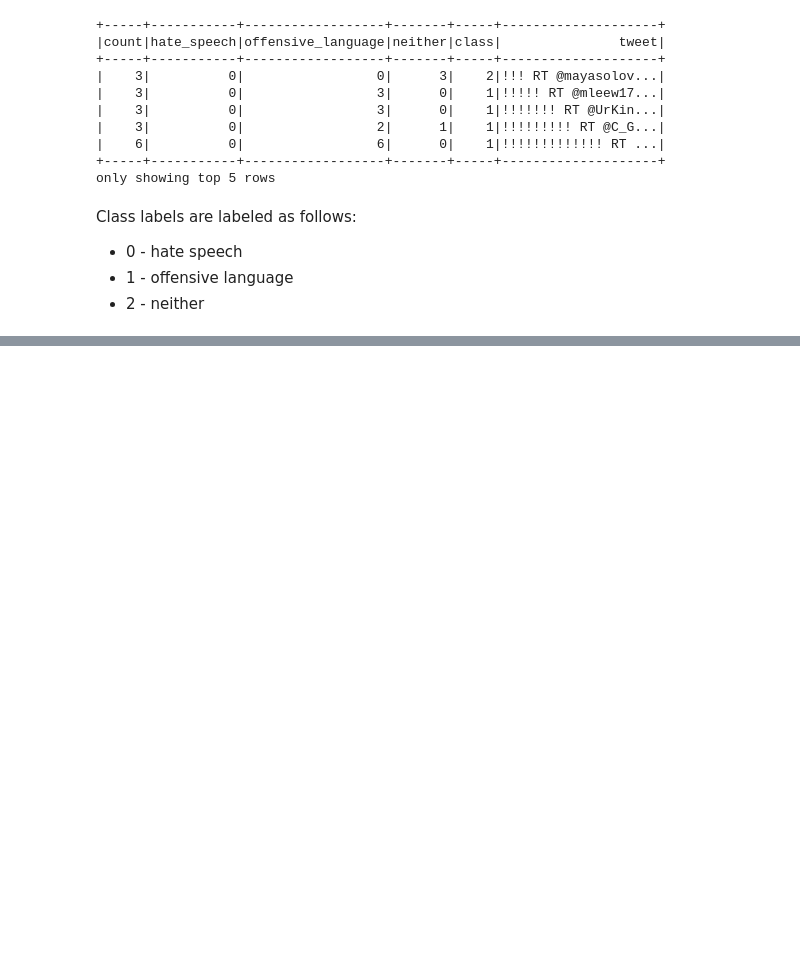
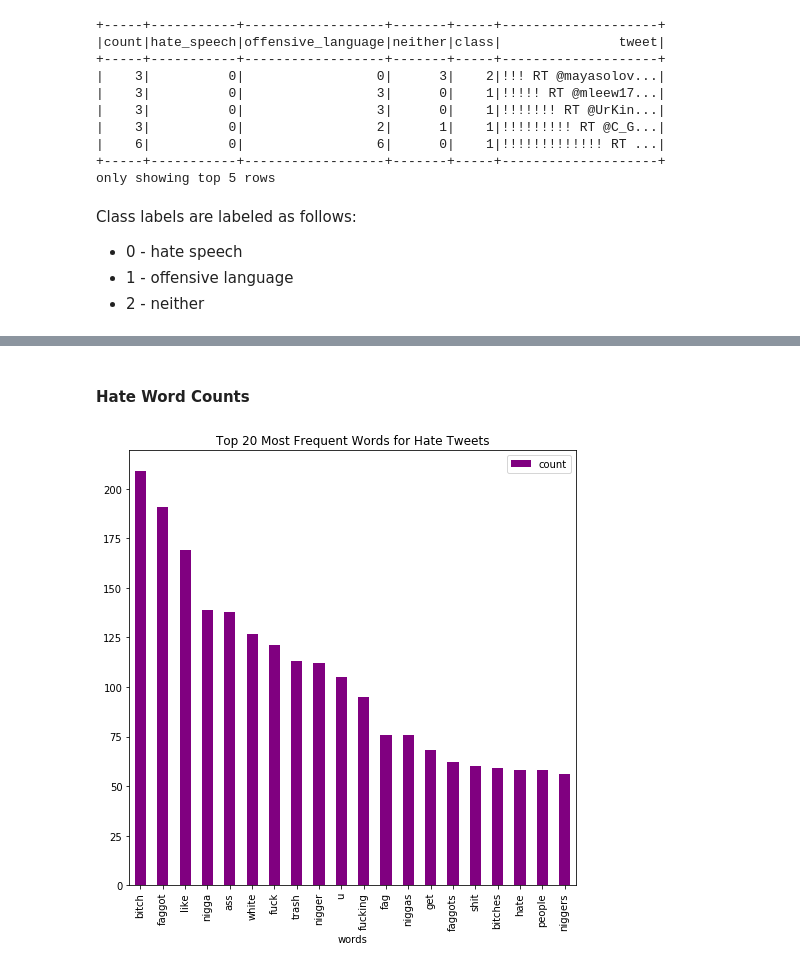
Before and after one commit to matthewbcoleman/school_projects, a Jupyter notebook: Hate_speech_classifier/classifier.ipynb, the cells around one changed output, grey strips where cells are left out. Cells and saved outputs as stored; diff of their text form; code cells hidden in the pictures; blank space fills up the shorter version.

```diff
--- a/Hate_speech_classifier/classifier.ipynb
+++ b/Hate_speech_classifier/classifier.ipynb
@@ -100,0 +146,6 @@ spark.stop()
+# %%
+#removing stop words
+stop_words = StopWordsRemover.loadDefaultStopWords('english')
+stops = StopWordsRemover().setStopWords(stop_words).setInputCol('tokens_nomiss')\
+.setOutputCol('tokens_clean')
+tweets_nostops = stops.transform(tokenized_comp)
@@ -100,0 +165,3 @@ spark.stop()
+# %%
+ngram = NGram(n=2, inputCol="tokens_clean", outputCol="bigrams")
+gram_df = ngram.transform(tweets_nostops)
@@ -100,0 +183,4 @@ spark.stop()
+# %%
+hate_tweets = gram_df.filter(gram_df.label == 0)
+offensive_tweets = gram_df.filter(gram_df.label == 1)
+regular_tweets = gram_df.filter(gram_df.label == 2)
@@ -100,0 +216,17 @@ spark.stop()
+# %%
+def plot_wordcount(df, inputCol = 'bigrams', outputCol = 'bigrams', top_num = 10, type_tweet = "Hate", color = 'purple'):
+    from pyspark.sql.functions import explode, desc
+    count_df = df.select(explode(inputCol).alias(outputCol)
+                        ).groupBy(outputCol).count().sort(desc("count")).toPandas().iloc[0:top_num]
+
+    fig, ax = plt.subplots(figsize=(8, 8))
+    count_df.plot.bar(x = outputCol, y = 'count', ax = ax, color = color)
+    ax.set_title("Top " + str(top_num) + " Most Frequent " + outputCol.capitalize() + " for " + type_tweet + " Tweets")
+    plt.show()
+# %% [markdown]
+#### Hate Word Counts
+# %%
+plot_wordcount(hate_tweets,inputCol = 'tokens_clean',
+               outputCol = 'words', top_num = 20)
+# %% [output]
+[figure, added]
```
Also changed, not shown: parts of 125 cells of this notebook.
